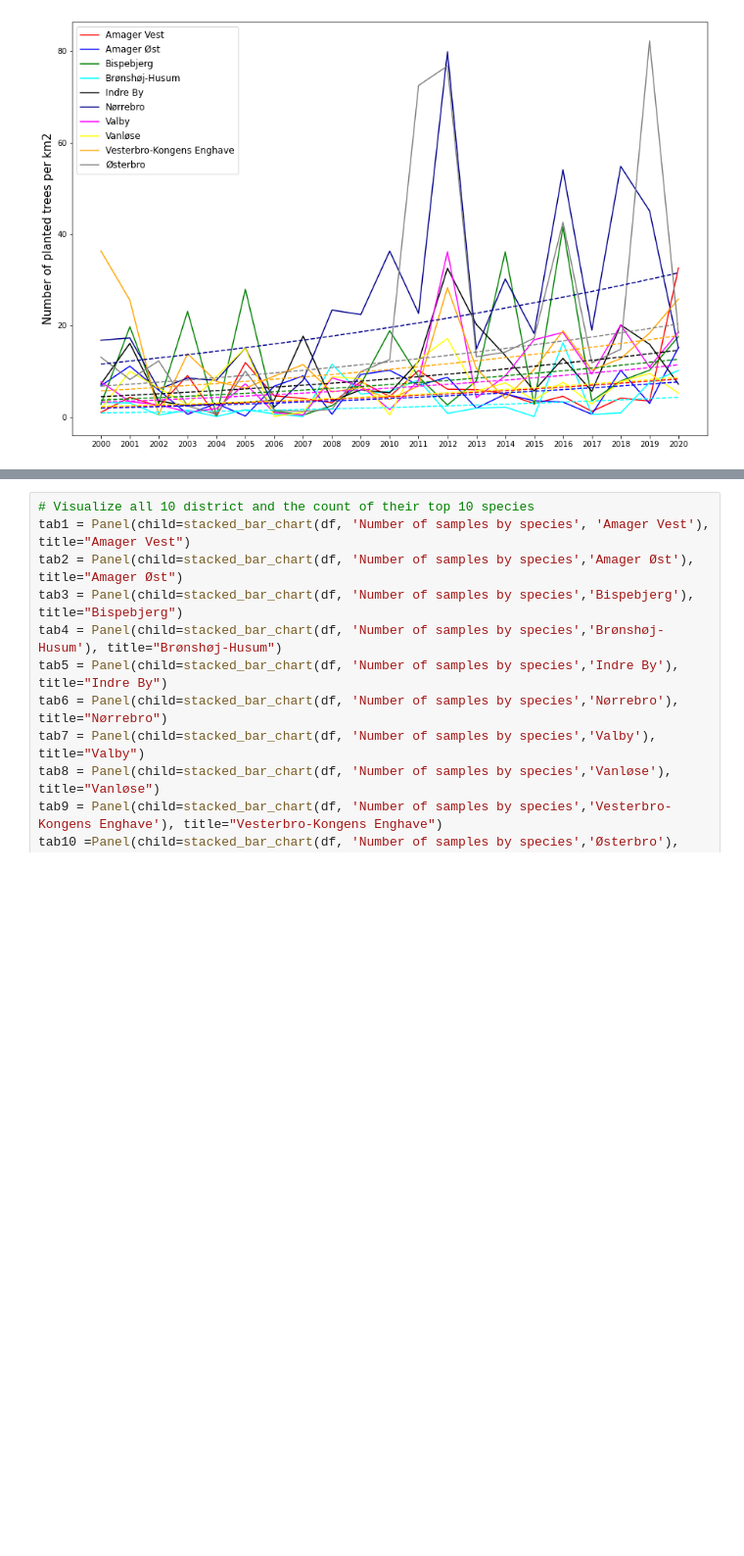
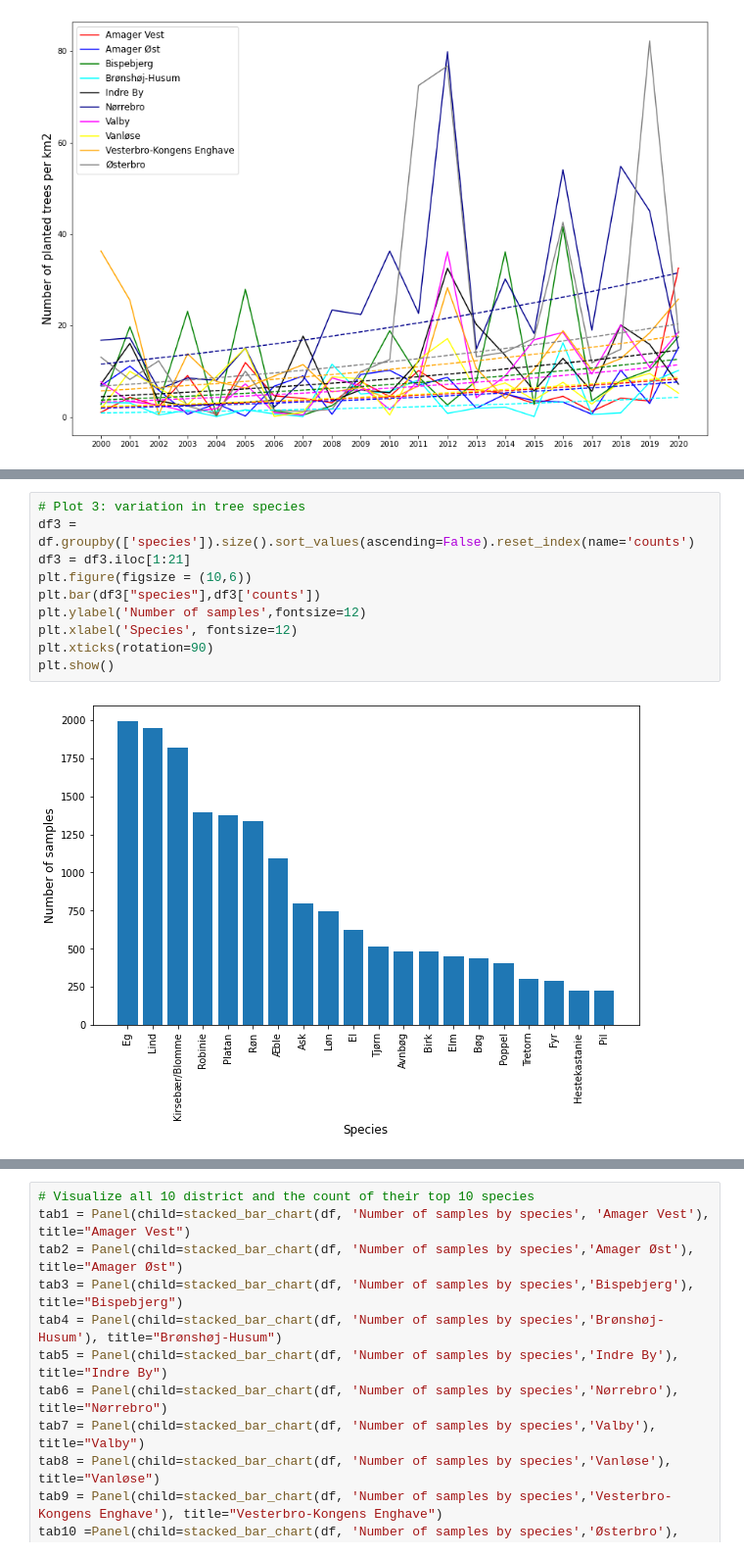
Before and after one commit to Ljoerring/Social-Data-Project, a Jupyter notebook: Story.ipynb, the cells around one changed output, grey strips where cells are left out. Shown at 98% size. Saved outputs shown, nothing was run; the diff lists cells and outputs as text; blank space fills up the shorter version.

Commit message:
Tree species

```diff
--- a/Story.ipynb
+++ b/Story.ipynb
@@ -654,0 +688,12 @@ Okay, now let's take a look at the tree species being planted in the districts.
+# %%
+# Plot 3: variation in tree species
+df3 = df.groupby(['species']).size().sort_values(ascending=False).reset_index(name='counts')
+df3 = df3.iloc[1:21]
+plt.figure(figsize = (10,6))
+plt.bar(df3["species"],df3['counts'])
+plt.ylabel('Number of samples',fontsize=12)
+plt.xlabel('Species', fontsize=12)
+plt.xticks(rotation=90)
+plt.show()
+# %% [output]
+[figure, added]
```
Also changed, not shown: parts of 19 cells of this notebook.
